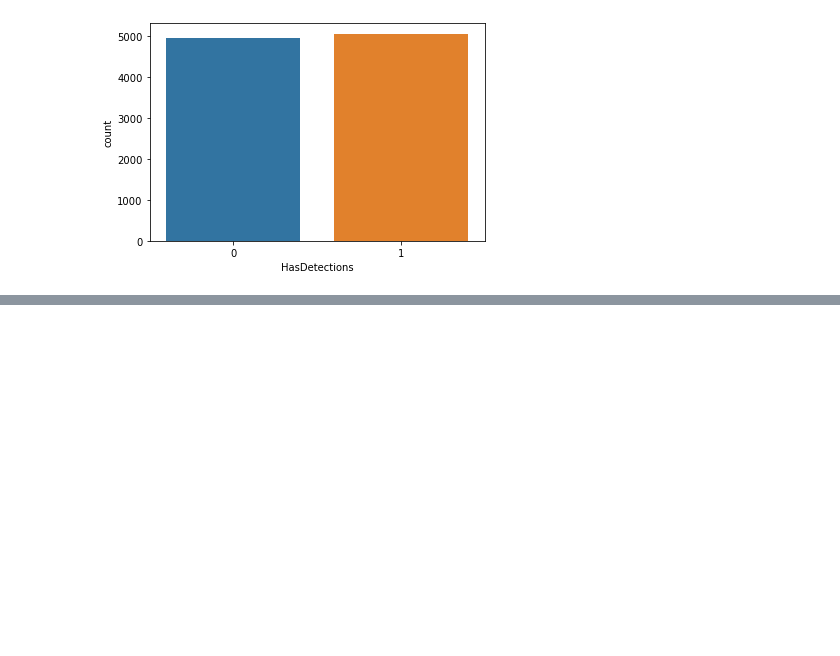
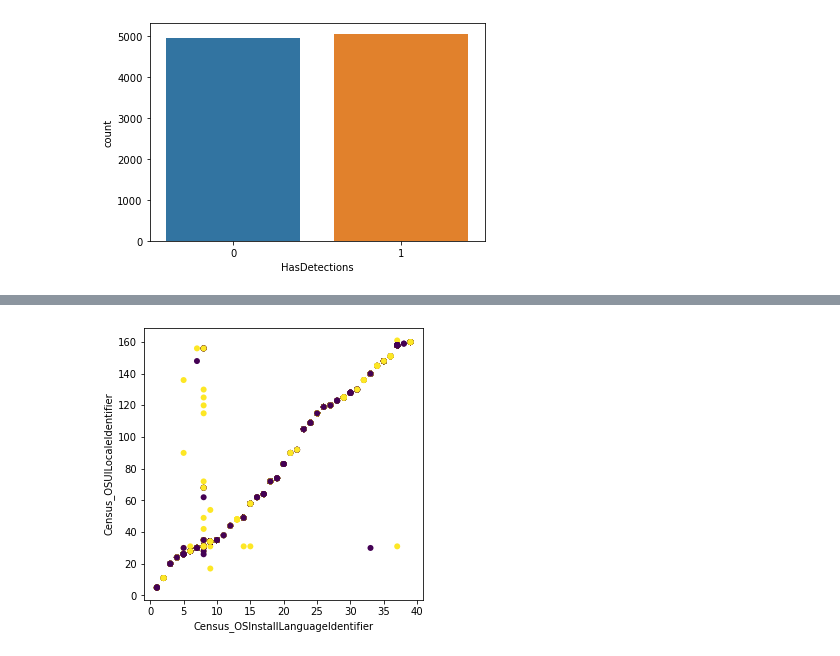
Before and after one commit to Mira224/COMP3115Project, a Jupyter notebook: Project.ipynb, the cells around one changed output, grey strips where cells are left out. Cells and saved outputs as stored; diff of their text form; code cells hidden in the pictures; blank space fills up the shorter version.

```diff
--- a/Project.ipynb
+++ b/Project.ipynb
@@ -203,0 +197,8 @@ sns.countplot(x='HasDetections',data=df)
+# %%
+fig = plt.figure(figsize=(5, 5));
+# 99&
+plt.scatter(dfForMatrix['Census_OSInstallLanguageIdentifier'].values,dfForMatrix['Census_OSUILocaleIdentifier'].values,c=dfForMatrix['HasDetections'].values,edgecolor='none')
+plt.xlabel('Census_OSInstallLanguageIdentifier')
+plt.ylabel('Census_OSUILocaleIdentifier');
+# %% [output]
+[figure, added]
```
Also changed, not shown: parts of 5 cells of this notebook.
